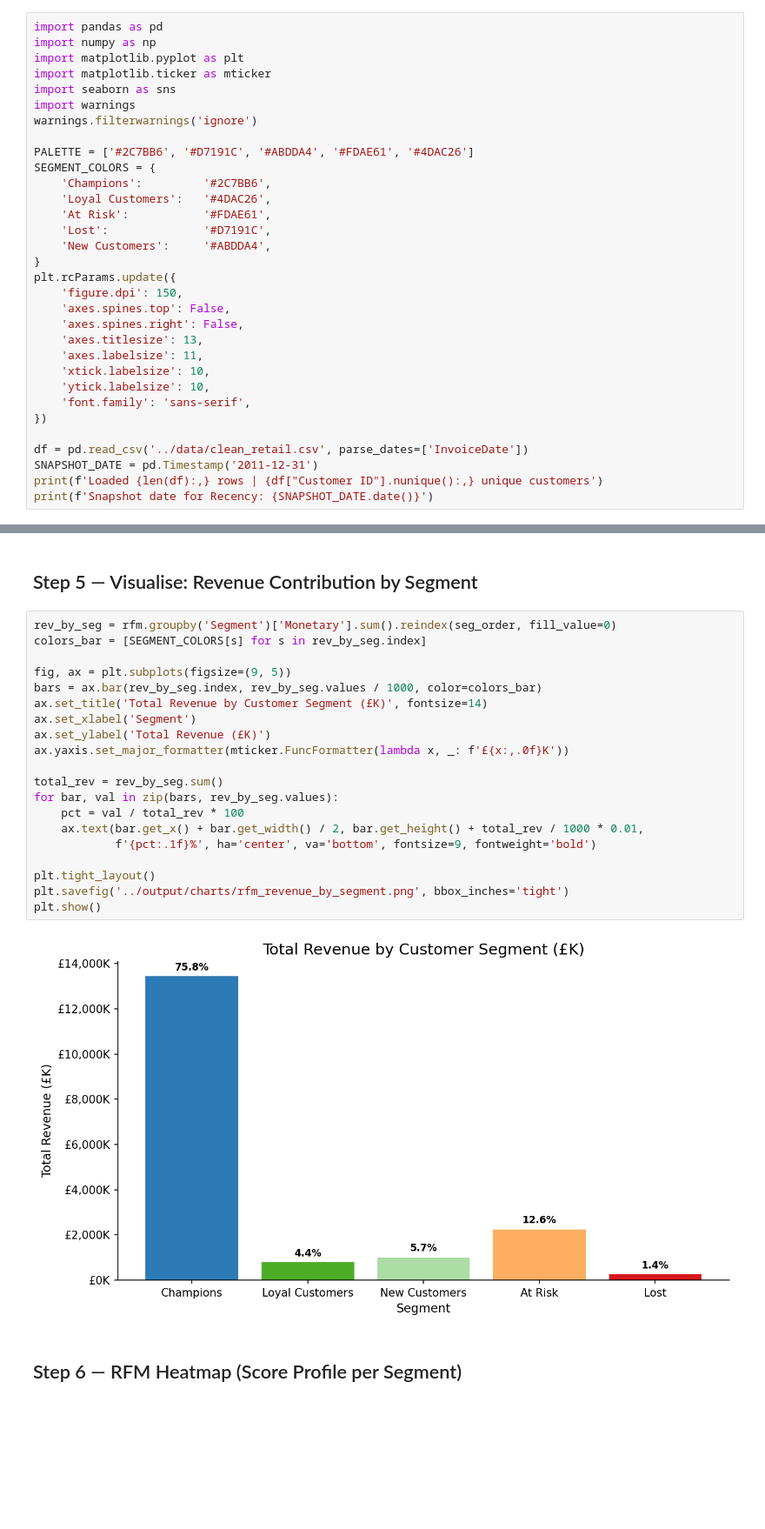
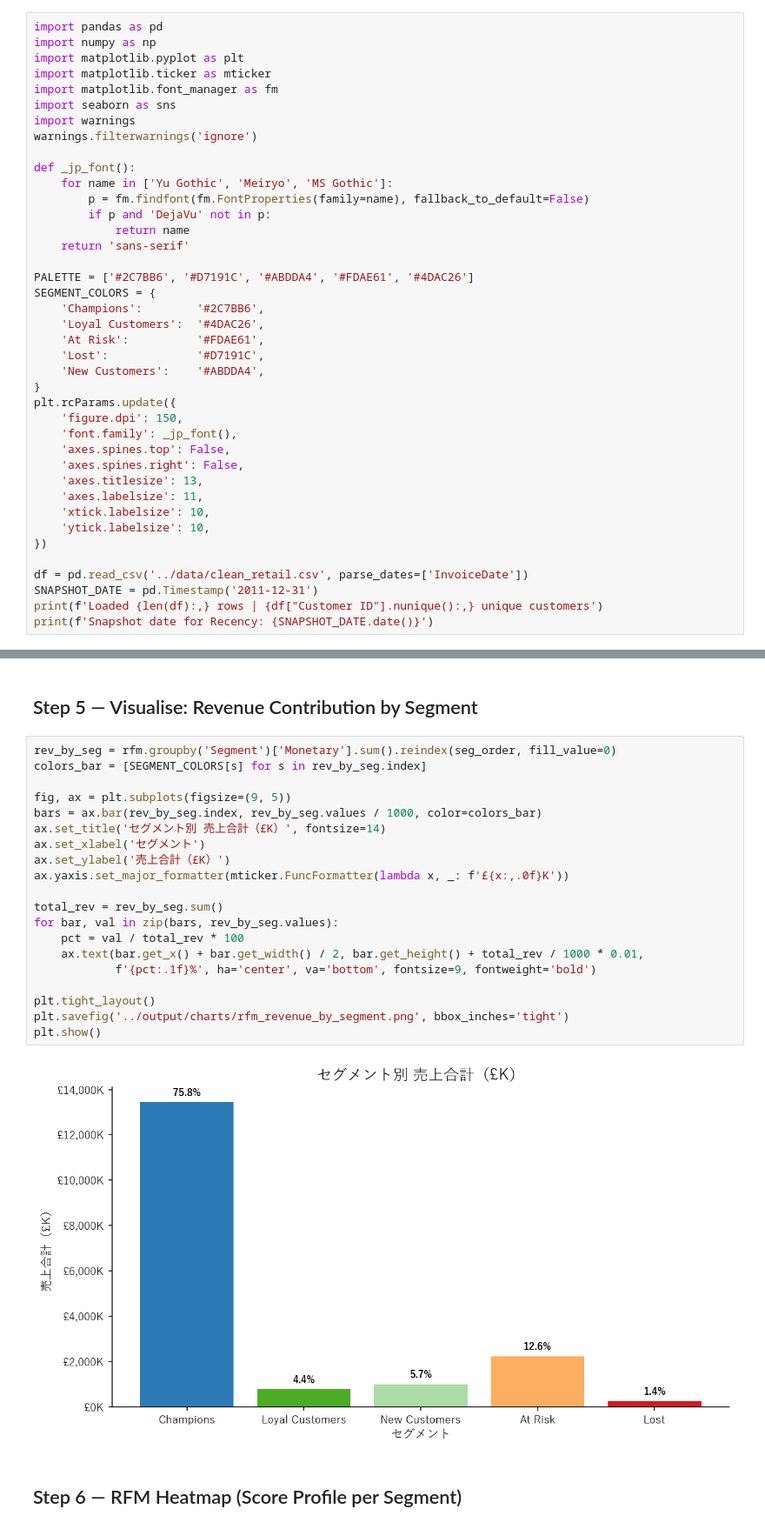
Before and after one commit to Keybladerhuy/retail-data-analysis, a Jupyter notebook: notebooks/04_customer_rfm.ipynb, the cells around one changed output, grey strips where cells are left out. Shown at 87% size. Cells and saved outputs as stored; diff of their text form; blank space fills up the shorter version.

```diff
--- a/notebooks/04_customer_rfm.ipynb
+++ b/notebooks/04_customer_rfm.ipynb
@@ -20,27 +20,35 @@ import pandas as pd
 import numpy as np
 import matplotlib.pyplot as plt
 import matplotlib.ticker as mticker
+import matplotlib.font_manager as fm
 import seaborn as sns
 import warnings
 warnings.filterwarnings('ignore')
 
+def _jp_font():
+    for name in ['Yu Gothic', 'Meiryo', 'MS Gothic']:
+        p = fm.findfont(fm.FontProperties(family=name), fallback_to_default=False)
+        if p and 'DejaVu' not in p:
+            return name
+    return 'sans-serif'
+
 PALETTE = ['#2C7BB6', '#D7191C', '#ABDDA4', '#FDAE61', '#4DAC26']
 SEGMENT_COLORS = {
-    'Champions':         '#2C7BB6',
-    'Loyal Customers':   '#4DAC26',
-    'At Risk':           '#FDAE61',
-    'Lost':              '#D7191C',
-    'New Customers':     '#ABDDA4',
+    'Champions':        '#2C7BB6',
+    'Loyal Customers':  '#4DAC26',
+    'At Risk':          '#FDAE61',
+    'Lost':             '#D7191C',
+    'New Customers':    '#ABDDA4',
 }
 plt.rcParams.update({
     'figure.dpi': 150,
+    'font.family': _jp_font(),
     'axes.spines.top': False,
     'axes.spines.right': False,
     'axes.titlesize': 13,
     'axes.labelsize': 11,
     'xtick.labelsize': 10,
     'ytick.labelsize': 10,
-    'font.family': 'sans-serif',
 })
 
 df = pd.read_csv('../data/clean_retail.csv', parse_dates=['InvoiceDate'])
@@ -179,25 +187,25 @@ plt.show()
 # %%
 rev_by_seg = rfm.groupby('Segment')['Monetary'].sum().reindex(seg_order, fill_value=0)
 colors_bar = [SEGMENT_COLORS[s] for s in rev_by_seg.index]
 
 fig, ax = plt.subplots(figsize=(9, 5))
 bars = ax.bar(rev_by_seg.index, rev_by_seg.values / 1000, color=colors_bar)
-ax.set_title('Total Revenue by Customer Segment (£K)', fontsize=14)
-ax.set_xlabel('Segment')
-ax.set_ylabel('Total Revenue (£K)')
+ax.set_title('セグメント別 売上合計（£K）', fontsize=14)
+ax.set_xlabel('セグメント')
+ax.set_ylabel('売上合計（£K）')
 ax.yaxis.set_major_formatter(mticker.FuncFormatter(lambda x, _: f'£{x:,.0f}K'))
 
 total_rev = rev_by_seg.sum()
 for bar, val in zip(bars, rev_by_seg.values):
     pct = val / total_rev * 100
     ax.text(bar.get_x() + bar.get_width() / 2, bar.get_height() + total_rev / 1000 * 0.01,
             f'{pct:.1f}%', ha='center', va='bottom', fontsize=9, fontweight='bold')
 
 plt.tight_layout()
 plt.savefig('../output/charts/rfm_revenue_by_segment.png', bbox_inches='tight')
 plt.show()
 # %% [output]
-[figure, old version]
+[figure, new version]
 # %% [markdown]
 ## Step 6 — RFM Heatmap (Score Profile per Segment)
 # %%
```
Also changed, not shown: parts of 2 cells of this notebook, 17 other files.
